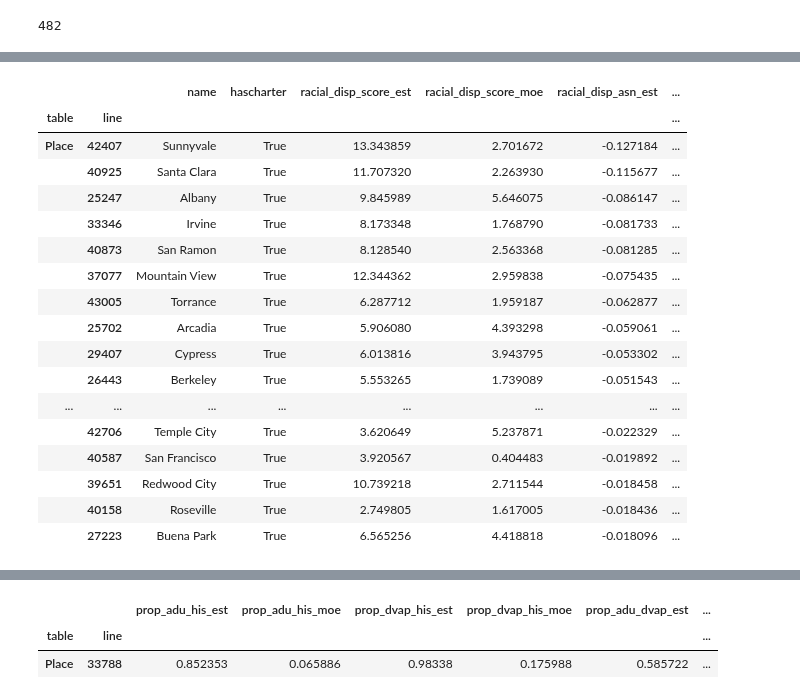
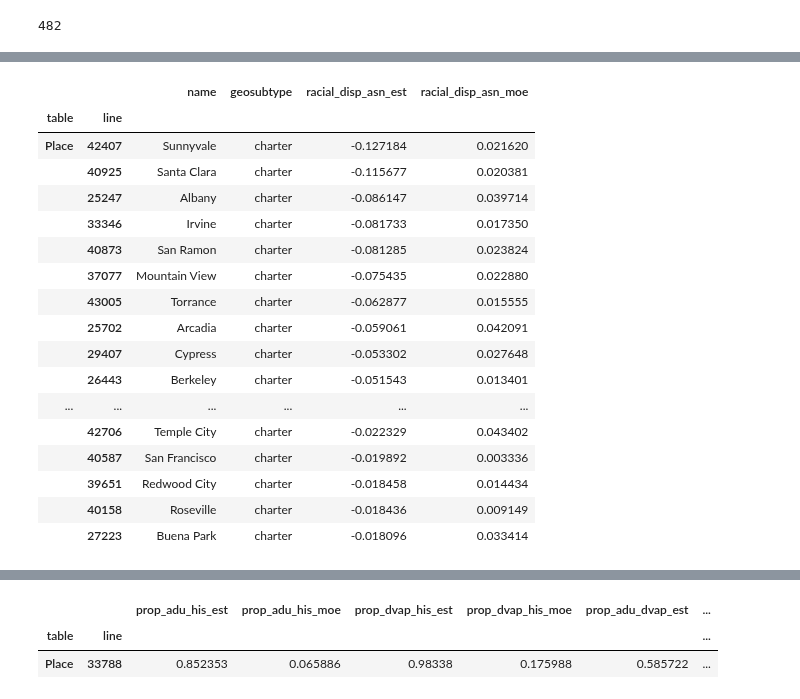
Before and after one commit to ic-institute/democracy-deserts, a Jupyter notebook: notebooks/build-ca-city-data.ipynb, the cells around one changed output, grey strips where cells are left out. Drawn from its saved outputs; the diff is of its cells as text; code cells hidden in the pictures.

```diff
--- a/notebooks/build-ca-city-data.ipynb
+++ b/notebooks/build-ca-city-data.ipynb
@@ -24,7 +24,8 @@ len(df)
 # %%
 # add charter city data
 charter_cities = load_charter_cities()
-df['hascharter'] = df['name'].isin(charter_cities)
+df['geosubtype'] = 'general law'
+df.loc[df['name'].isin(charter_cities), 'geosubtype'] = 'charter'
 # %%
 # add stat columns and sort
 add_all_stat_columns(df)
@@ -72,23 +73,23 @@ dg[dg['hascharter']].sort_values(by=['racial_disp_his_est'])[:30]
 # %%
-dg = df[['name', 'hascharter', 'racial_disp_score_est', 'racial_disp_score_moe', 'racial_disp_asn_est', 'racial_disp_asn_moe']]
-dg[dg['hascharter']].sort_values(by=['racial_disp_asn_est'])[:30]
+dg = df[['name', 'geosubtype', 'racial_disp_asn_est', 'racial_disp_asn_moe']]
+dg[dg['geosubtype'] == 'charter'].sort_values(by=['racial_disp_asn_est'])[:30]
 # %% [output]
-|  |  | name | hascharter | racial_disp_score_est | racial_disp_score_moe | racial_disp_asn_est | ... |
-| table | line |  |  |  |  |  | ... |
-| Place | 42407 | Sunnyvale | True | 13.343859 | 2.701672 | -0.127184 | ... |
-|  | 40925 | Santa Clara | True | 11.707320 | 2.263930 | -0.115677 | ... |
-|  | 25247 | Albany | True | 9.845989 | 5.646075 | -0.086147 | ... |
-|  | 33346 | Irvine | True | 8.173348 | 1.768790 | -0.081733 | ... |
-|  | 40873 | San Ramon | True | 8.128540 | 2.563368 | -0.081285 | ... |
-|  | 37077 | Mountain View | True | 12.344362 | 2.959838 | -0.075435 | ... |
-|  | 43005 | Torrance | True | 6.287712 | 1.959187 | -0.062877 | ... |
-|  | 25702 | Arcadia | True | 5.906080 | 4.393298 | -0.059061 | ... |
-|  | 29407 | Cypress | True | 6.013816 | 3.943795 | -0.053302 | ... |
-|  | 26443 | Berkeley | True | 5.553265 | 1.739089 | -0.051543 | ... |
-| ... | ... | ... | ... | ... | ... | ... | ... |
-|  | 42706 | Temple City | True | 3.620649 | 5.237871 | -0.022329 | ... |
-|  | 40587 | San Francisco | True | 3.920567 | 0.404483 | -0.019892 | ... |
-|  | 39651 | Redwood City | True | 10.739218 | 2.711544 | -0.018458 | ... |
-|  | 40158 | Roseville | True | 2.749805 | 1.617005 | -0.018436 | ... |
-|  | 27223 | Buena Park | True | 6.565256 | 4.418818 | -0.018096 | ... |
+|  |  | name | geosubtype | racial_disp_asn_est | racial_disp_asn_moe |
+| table | line |  |  |  |  |
+| Place | 42407 | Sunnyvale | charter | -0.127184 | 0.021620 |
+|  | 40925 | Santa Clara | charter | -0.115677 | 0.020381 |
+|  | 25247 | Albany | charter | -0.086147 | 0.039714 |
+|  | 33346 | Irvine | charter | -0.081733 | 0.017350 |
+|  | 40873 | San Ramon | charter | -0.081285 | 0.023824 |
+|  | 37077 | Mountain View | charter | -0.075435 | 0.022880 |
+|  | 43005 | Torrance | charter | -0.062877 | 0.015555 |
+|  | 25702 | Arcadia | charter | -0.059061 | 0.042091 |
+|  | 29407 | Cypress | charter | -0.053302 | 0.027648 |
+|  | 26443 | Berkeley | charter | -0.051543 | 0.013401 |
+| ... | ... | ... | ... | ... | ... |
+|  | 42706 | Temple City | charter | -0.022329 | 0.043402 |
+|  | 40587 | San Francisco | charter | -0.019892 | 0.003336 |
+|  | 39651 | Redwood City | charter | -0.018458 | 0.014434 |
+|  | 40158 | Roseville | charter | -0.018436 | 0.009149 |
+|  | 27223 | Buena Park | charter | -0.018096 | 0.033414 |
 # %%
```
Also changed, not shown: parts of 3 cells of this notebook, 1 other file.
